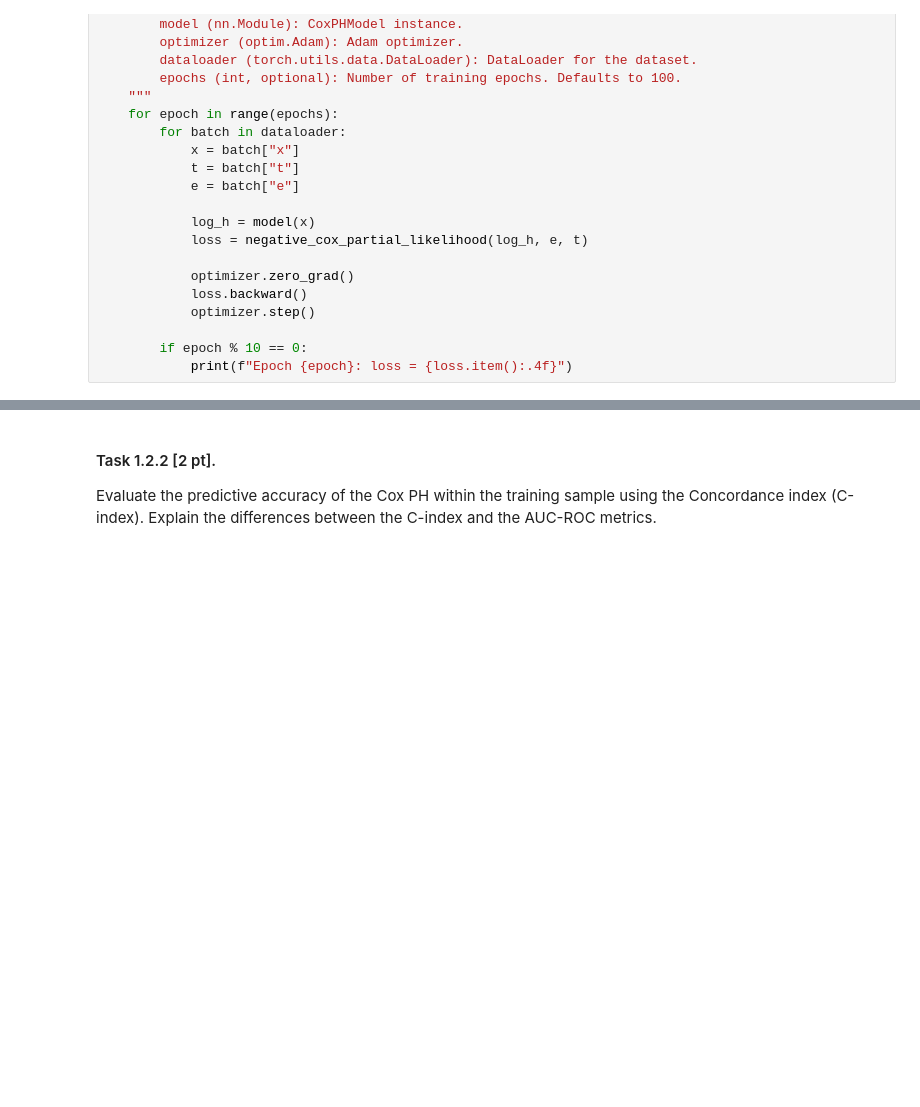
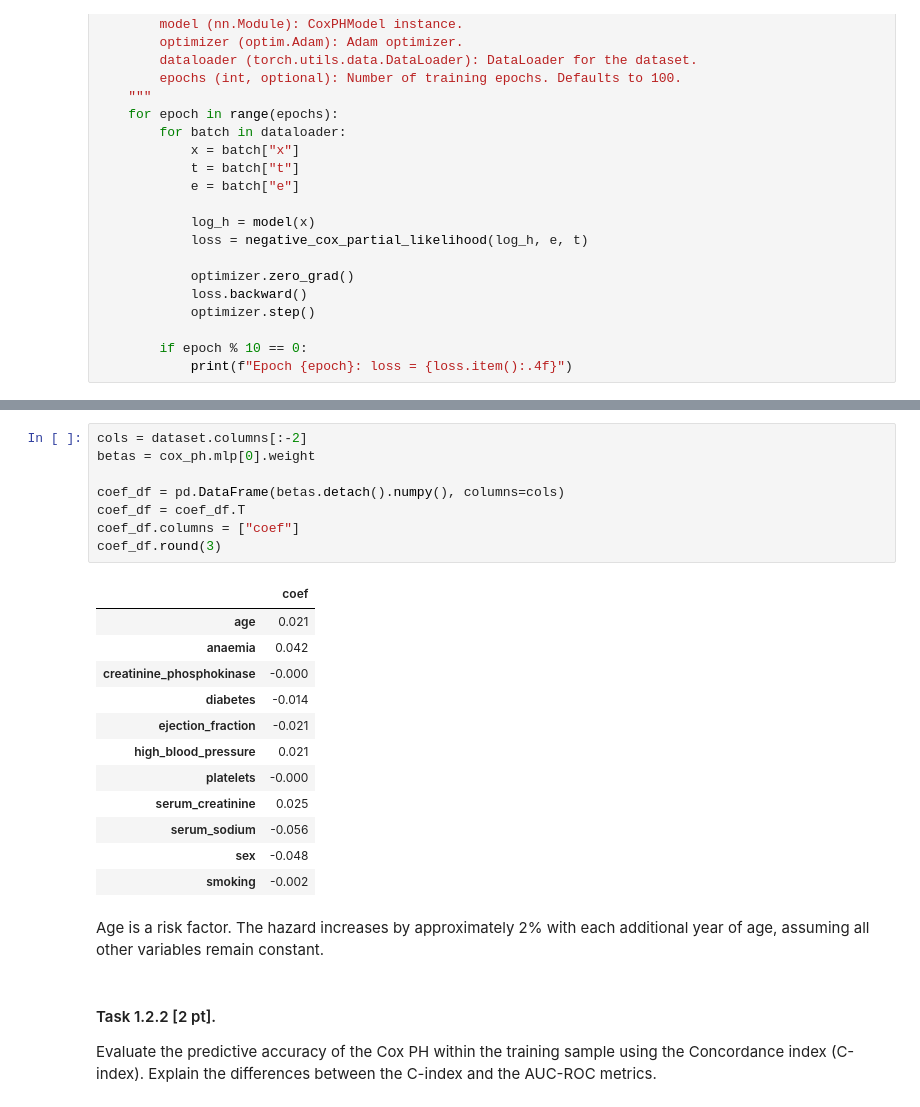
Before and after one commit to aarontyliu/cph-200b, a Jupyter notebook: Proiect 1/CPH_200B_Project_1_Survival_Analysis_and_Prediction.ipynb, the cells around one changed output, grey strips where cells are left out. Saved outputs shown, nothing was run; the diff lists cells and outputs as text; blank space fills up the shorter version.

```diff
--- a/Proiect 1/CPH_200B_Project_1_Survival_Analysis_and_Prediction.ipynb
+++ b/Proiect 1/CPH_200B_Project_1_Survival_Analysis_and_Prediction.ipynb
@@ -525,3 +533,26 @@ Epoch 290: loss = 3.1651
+# %%
+cols = dataset.columns[:-2]
+betas = cox_ph.mlp[0].weight
+
+coef_df = pd.DataFrame(betas.detach().numpy(), columns=cols)
+coef_df = coef_df.T
+coef_df.columns = ["coef"]
+coef_df.round(3)
+# %% [output]
+|  | coef |
+| age | 0.021 |
+| anaemia | 0.042 |
+| creatinine_phosphokinase | -0.000 |
+| diabetes | -0.014 |
+| ejection_fraction | -0.021 |
+| high_blood_pressure | 0.021 |
+| platelets | -0.000 |
+| serum_creatinine | 0.025 |
+| serum_sodium | -0.056 |
+| sex | -0.048 |
+| smoking | -0.002 |
+# %% [markdown]
+Age is a risk factor. The hazard increases by approximately 2% with each additional year of age, assuming all other variables remain constant.
 # %% [markdown]
 #### Task 1.2.2 [2 pt].
 
```
Also changed, not shown: parts of 39 cells of this notebook.
